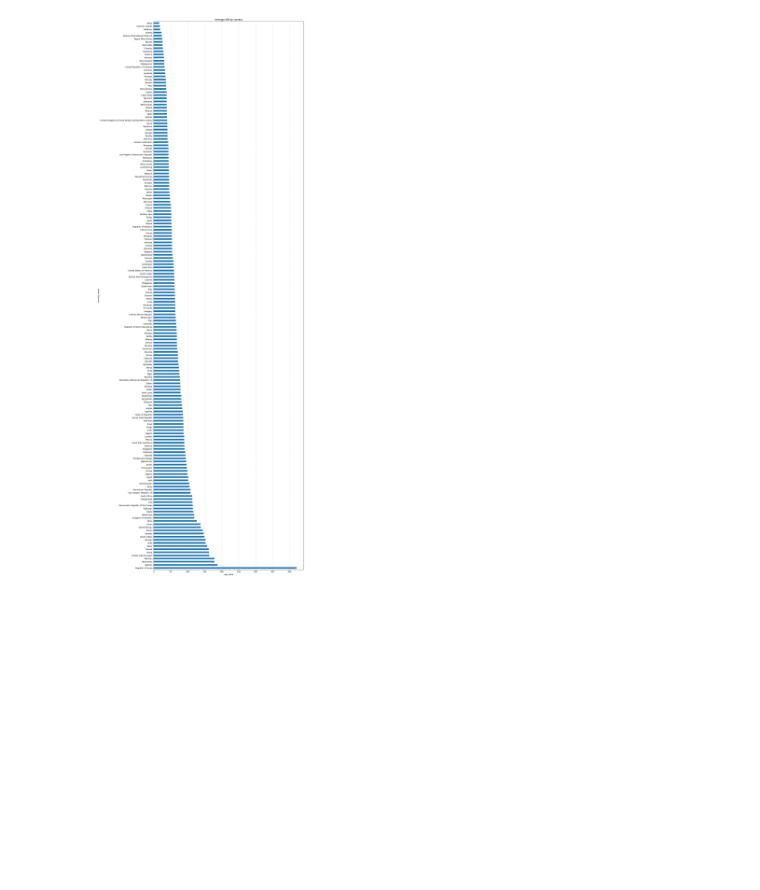
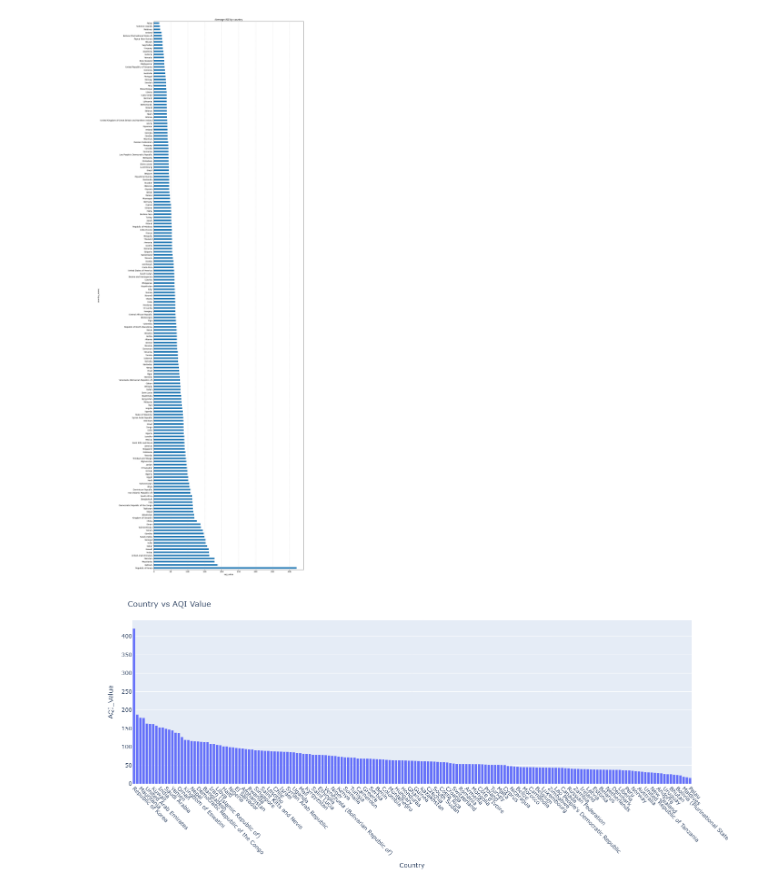
Before and after one commit to Chirunga-Chiro/global_air_pollution_analysis, a Jupyter notebook: air_pollution_analysis.ipynb, the cells around one changed output. Drawn from its saved outputs; the diff is of its cells as text; code cells hidden in the pictures; blank space fills up the shorter version.

Commit message:
Added visualization

```diff
--- a/air_pollution_analysis.ipynb
+++ b/air_pollution_analysis.ipynb
@@ -184,3 +190,23 @@ plt.grid(axis = 'x', linestyle = '--', alpha = 0.5)
 plt.show()
 # %% [output]
 [figure]
+# %%
+# Average AQI by country using plotly
+fig = px.bar(
+    avg_aqi_per_country,
+    x = 'country_name',
+    y = 'avg_aqi_value',
+    labels = {'country_name': 'Country', 'avg_aqi_value': 'AQI_Value'},
+    hover_data =  {'country_name': True, 'avg_aqi_value': True} # Both coutry and aqi will show on hover
+)
+
+fig.update_layout(
+    height =  600,
+    width =  4000,
+    title = 'Country vs AQI Value',
+    xaxis_tickangle = 45
+)
+
+fig.show()
+# %% [output]
+[figure, added]
```
Also changed, not shown: parts of 23 cells of this notebook, 7 other files.
